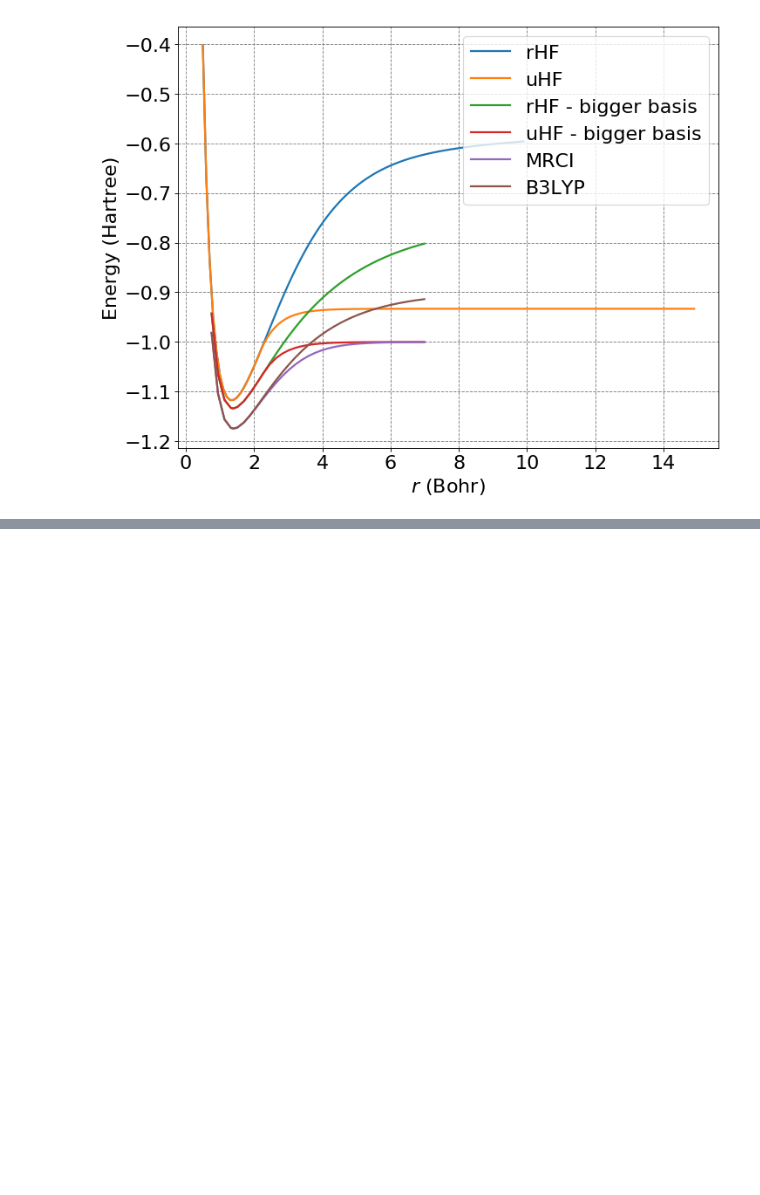
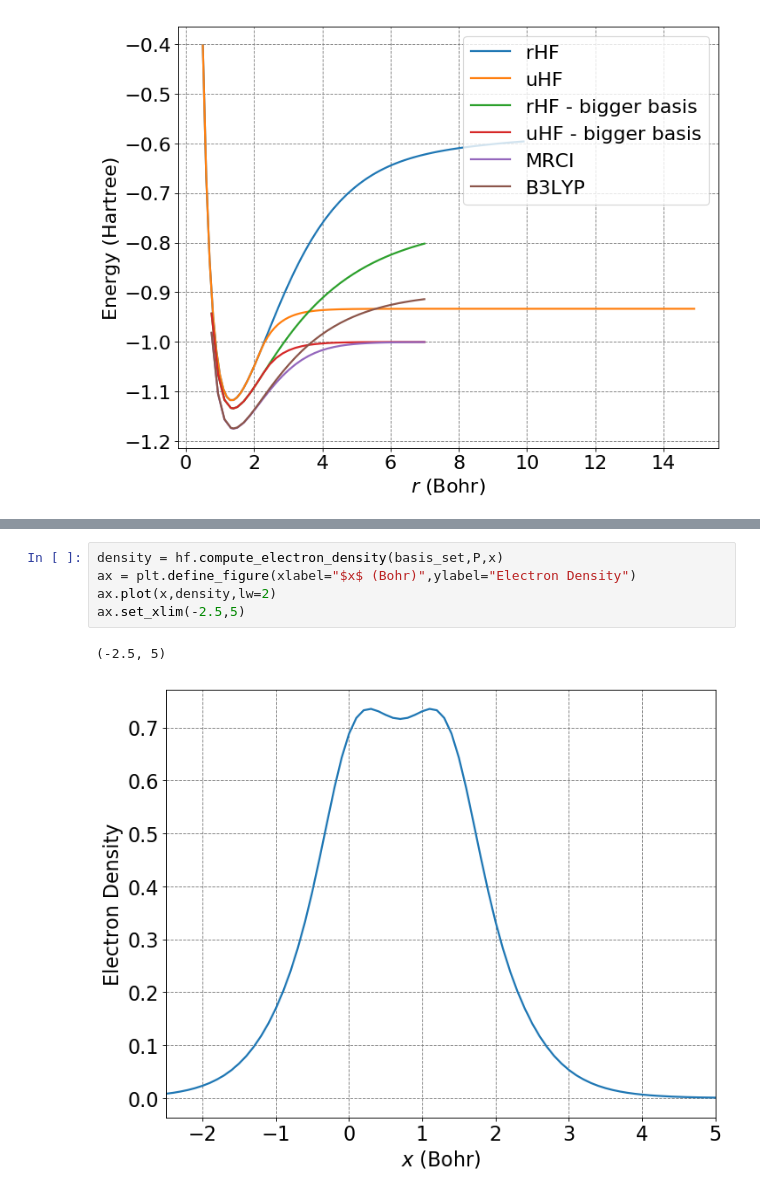
Before and after one commit to mccullaghlab/CHEM571B_2019, a Jupyter notebook: notes/HF_H2_scan.ipynb, the cells around one changed output, grey strips where cells are left out. Saved outputs shown, nothing was run; the diff lists cells and outputs as text; blank space fills up the shorter version.

```diff
--- a/notes/HF_H2_scan.ipynb
+++ b/notes/HF_H2_scan.ipynb
@@ -87,0 +107,8 @@ ax.plot(x,density,lw=2)
+# %%
+density = hf.compute_electron_density(basis_set,P,x)
+ax = plt.define_figure(xlabel="$x$ (Bohr)",ylabel="Electron Density")
+ax.plot(x,density,lw=2)
+ax.set_xlim(-2.5,5)
+# %% [output]
+(-2.5, 5)
+[figure, added]
```
Also changed, not shown: parts of 2 cells of this notebook, 13 other files.
